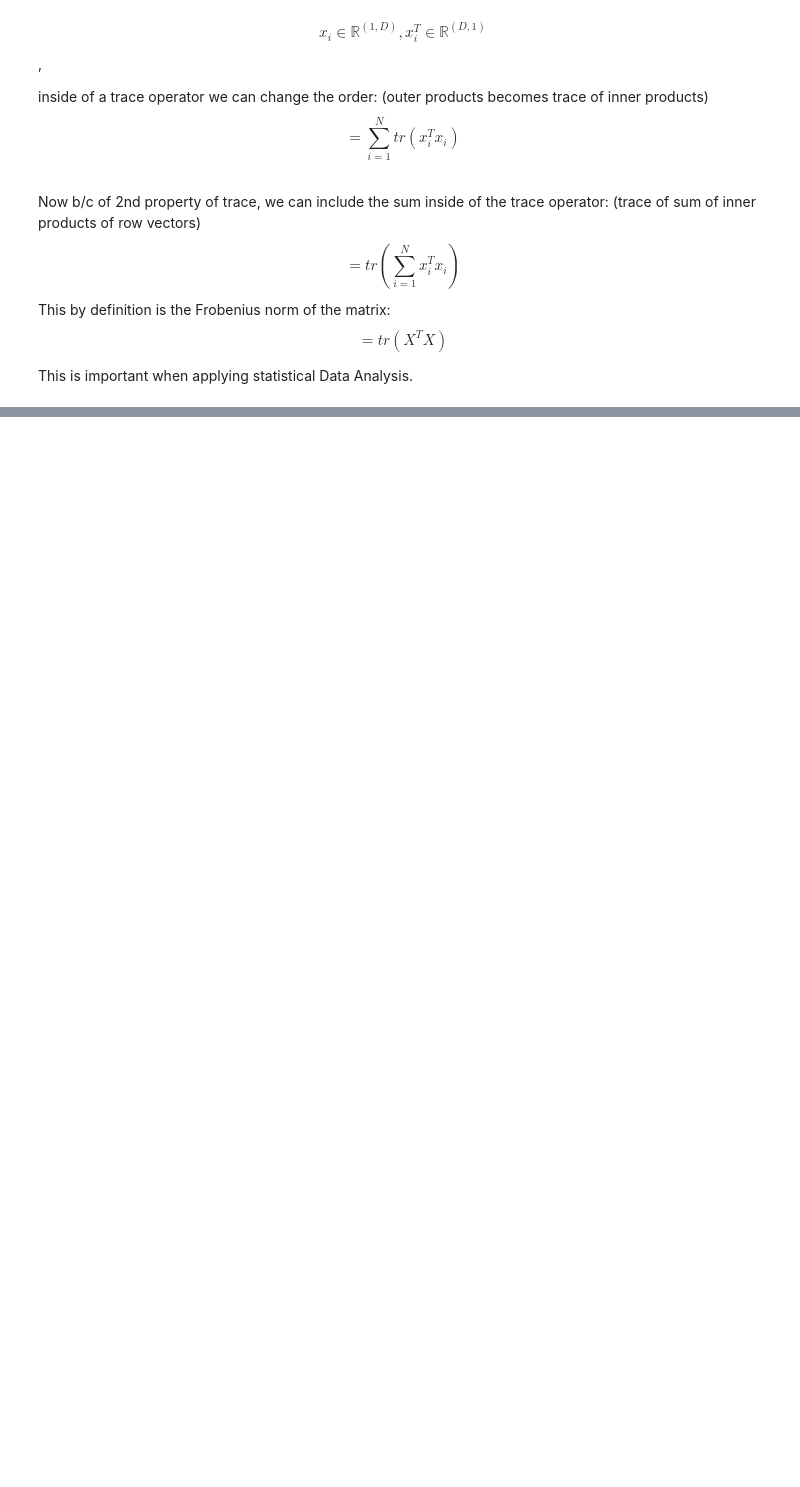
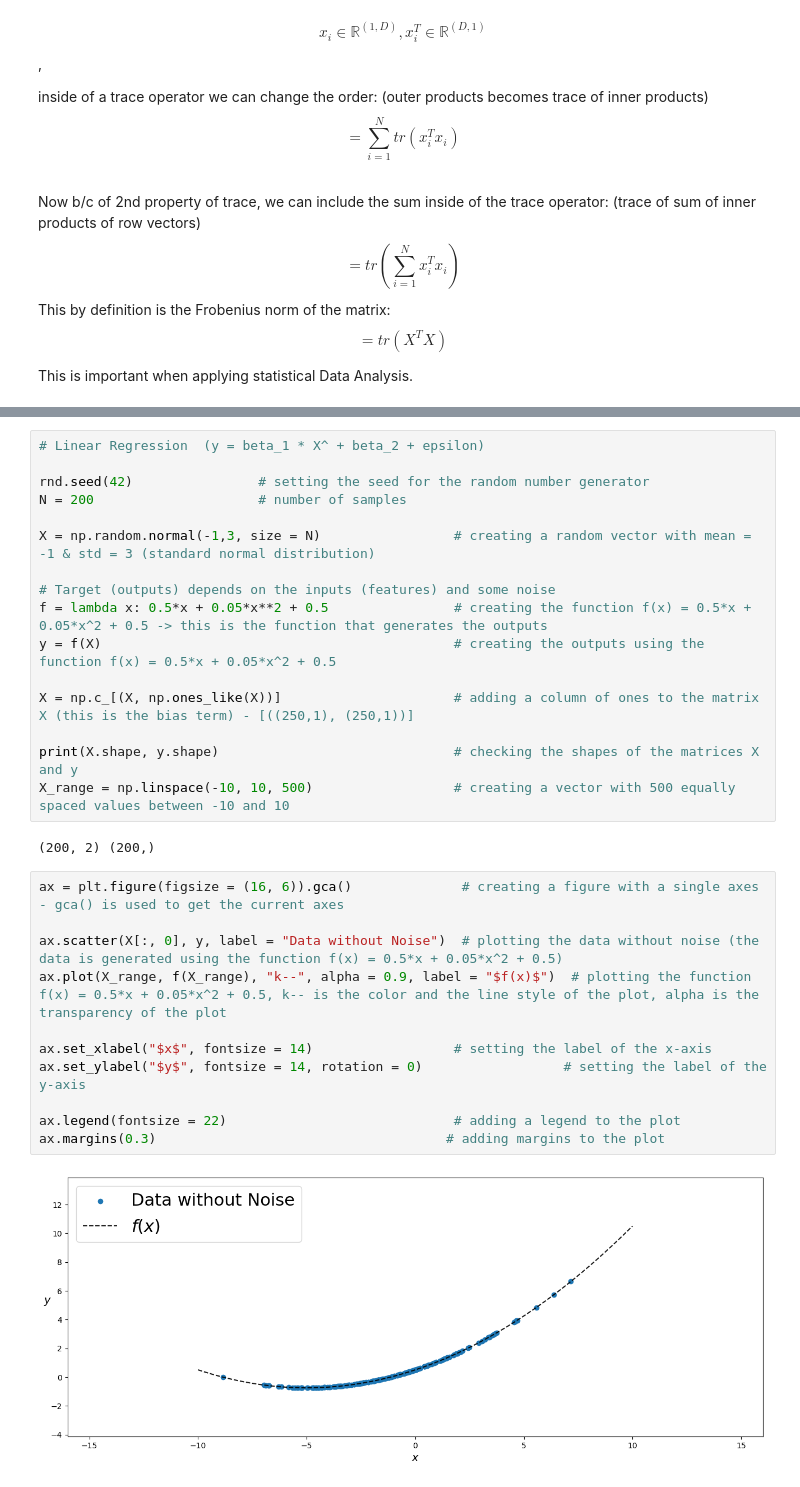
Before and after one commit to numustafa/pyml, a Jupyter notebook: Exam prep/practice_lecture.ipynb, the cells around one changed output, grey strips where cells are left out. Cells and saved outputs as stored; diff of their text form; blank space fills up the shorter version.

```diff
--- a/Exam prep/practice_lecture.ipynb
+++ b/Exam prep/practice_lecture.ipynb
@@ -1628,0 +1642,31 @@ True
+# %%
+# Linear Regression  (y = beta_1 * X^ + beta_2 + epsilon)
+
+rnd.seed(42)                # setting the seed for the random number generator
+N = 200                     # number of samples
+
+X = np.random.normal(-1,3, size = N)                 # creating a random vector with mean = -1 & std = 3 (standard normal distribution)
+
+# Target (outputs) depends on the inputs (features) and some noise
+f = lambda x: 0.5*x + 0.05*x**2 + 0.5                # creating the function f(x) = 0.5*x + 0.05*x^2 + 0.5 -> this is the function that generates the outputs
+y = f(X)                                             # creating the outputs using the function f(x) = 0.5*x + 0.05*x^2 + 0.5
+
+X = np.c_[(X, np.ones_like(X))]                      # adding a column of ones to the matrix X (this is the bias term) - [((250,1), (250,1))]
+
+print(X.shape, y.shape)                              # checking the shapes of the matrices X and y
+X_range = np.linspace(-10, 10, 500)                  # creating a vector with 500 equally spaced values between -10 and 10
+# %% [output]
+(200, 2) (200,)
+# %%
+ax = plt.figure(figsize = (16, 6)).gca()              # creating a figure with a single axes - gca() is used to get the current axes
+
+ax.scatter(X[:, 0], y, label = "Data without Noise")  # plotting the data without noise (the data is generated using the function f(x) = 0.5*x + 0.05*x^2 + 0.5)
+ax.plot(X_range, f(X_range), "k--", alpha = 0.9, label = "$f(x)$")  # plotting the function f(x) = 0.5*x + 0.05*x^2 + 0.5, k-- is the color and the line style of the plot, alpha is the transparency of the plot
+
+ax.set_xlabel("$x$", fontsize = 14)                  # setting the label of the x-axis
+ax.set_ylabel("$y$", fontsize = 14, rotation = 0)                  # setting the label of the y-axis
+
+ax.legend(fontsize = 22)                             # adding a legend to the plot
+ax.margins(0.3)                                     # adding margins to the plot
+# %% [output]
+[figure, added]
```
Also changed, not shown: parts of 52 cells of this notebook, 1 other file.
